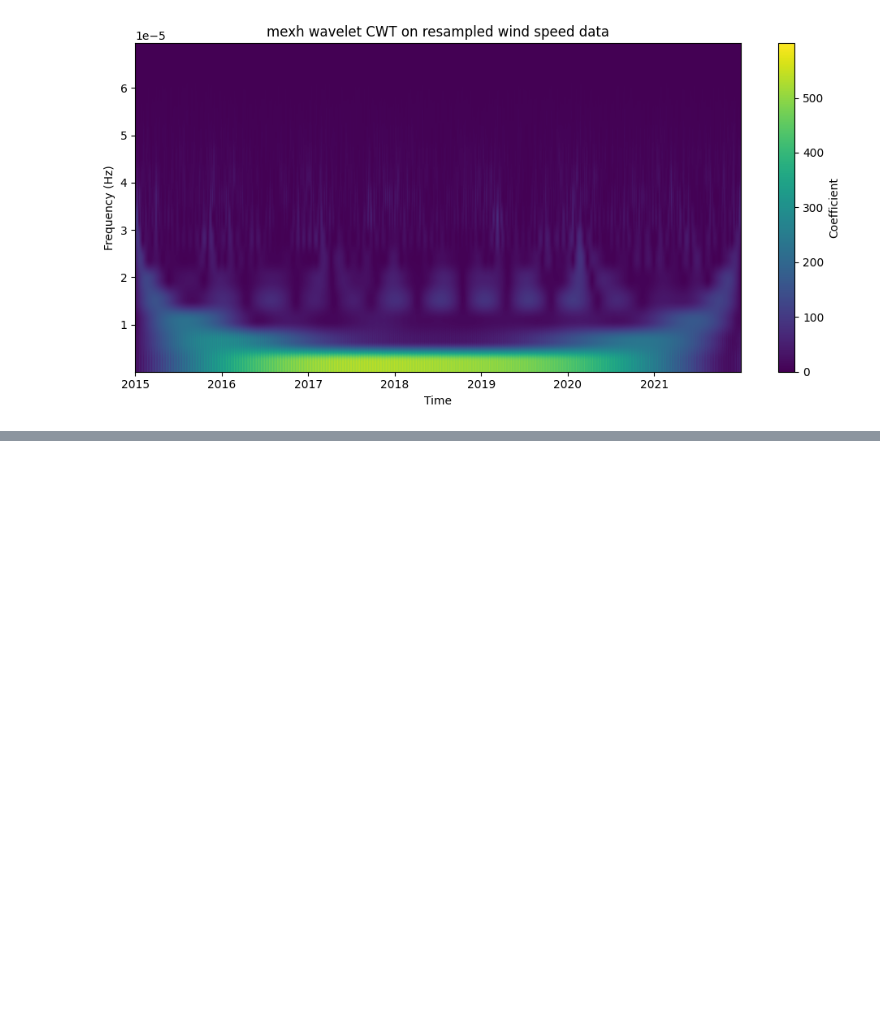
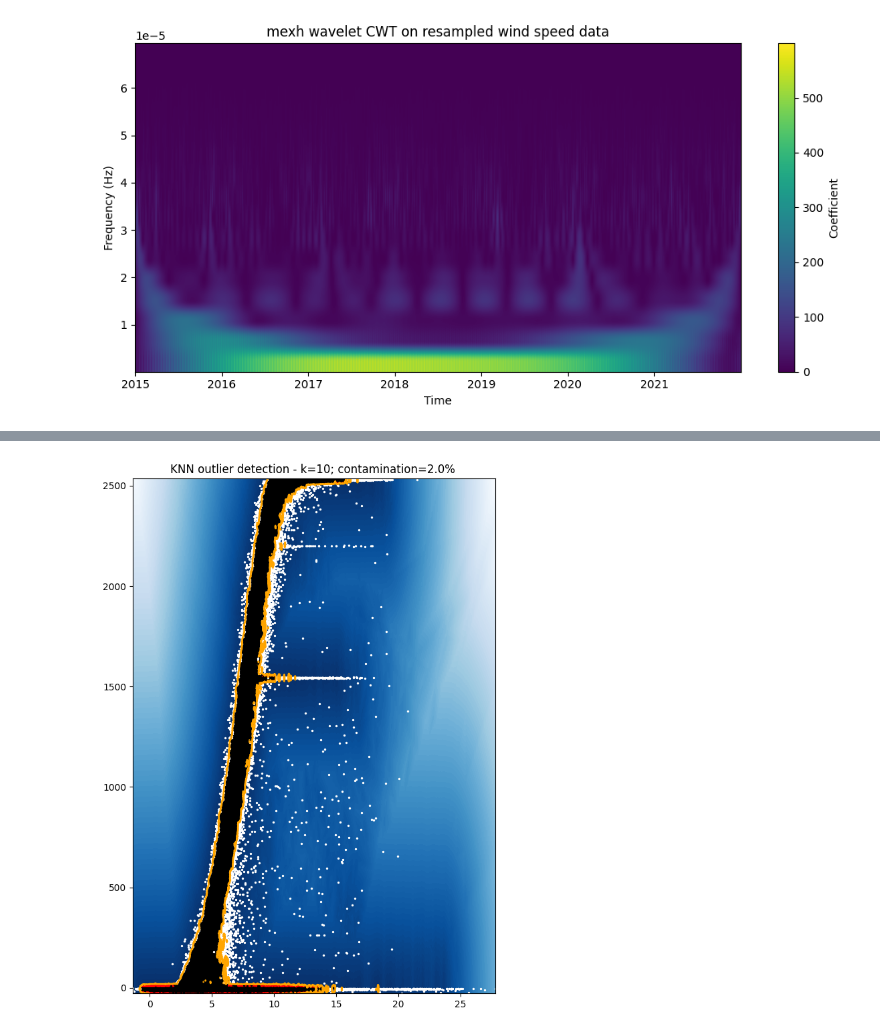
Before and after one commit to jfsantos-ds/predictive_maintenance, a Jupyter notebook: wind/2_annea_data_exploration.ipynb, the cells around one changed output, grey strips where cells are left out. Saved outputs shown, nothing was run; the diff lists cells and outputs as text; code cells hidden in the pictures; blank space fills up the shorter version.

```diff
--- a/wind/2_annea_data_exploration.ipynb
+++ b/wind/2_annea_data_exploration.ipynb
@@ -465,0 +601,83 @@ Test data reconstruction RMSE: 0.83
+# %%
+# Outlier detection
+import numpy as np
+from pyod.models.knn import KNN
+from sklearn.model_selection import train_test_split
+from sklearn.decomposition import PCA
+from sklearn.pipeline import Pipeline
+from sklearn.preprocessing import StandardScaler
+
+def get_pipe_components(use_scaler:bool=True, use_pca:bool=True):
+    pipe = []
+
+    identity = ("passthrough", lambda x: x)  # Make the pipeline logic reusable even if no scale or pca is used
+    scaler = ("scaler", StandardScaler())
+    pca = ("pca", PCA(n_components=2))
+
+    if use_scaler:
+        pipe.append(scaler)
+    if use_pca:
+        pipe.append(pca)
+    if not pipe:
+        pipe.append(identity)
+    return pipe
+
+# Configure the pipeline
+use_scaler = True
+use_pca = False
+
+pipeline = Pipeline(get_pipe_components(use_scaler, use_pca))
+
+od_df = wind_df.loc[:, ['Wind Speed (avg)', 'Active Power (avg)']].copy(deep=True)
+od_df[od_df.columns] = pipeline.fit_transform(od_df)
+
+mesh_points = 2000
+mesh_x , mesh_y = np.meshgrid(
+    np.linspace(wind_df['Wind Speed (avg)'].min(), wind_df['Wind Speed (avg)'].max(), mesh_points),
+    np.linspace(wind_df['Active Power (avg)'].min(), wind_df['Active Power (avg)'].max(), mesh_points)
+    )
+scaled_mesh = pipeline.transform(np.c_[mesh_x.ravel(), mesh_y.ravel()])
+
+x_train, x_test = train_test_split(od_df, test_size=2/3, random_state=random_state)
+_x_test = pd.DataFrame.copy(x_test, deep=True)
+_x_test[_x_test.columns] = pipeline.inverse_transform(x_test)
+
+contamination = .02
+
+fig, ax = plt.subplots(nrows=1,figsize=(7,10))
+
+model_name = 'KNN'
+N=10
+model = KNN(n_neighbors=N, contamination=contamination, n_jobs=-1)
+model.fit(x_train)
+
+prediction = model.predict(x_test.values)
+scores = model.decision_function(x_test.values)
+
+mesh_scores = model.decision_function(scaled_mesh)
+mesh_scores = mesh_scores.reshape(mesh_x.shape)
+
+# Plot the results
+ax.contourf(mesh_x, mesh_y, mesh_scores, levels=[mesh_scores.min(), model.threshold_], colors='red')
+ax.contourf(mesh_x, mesh_y, mesh_scores, levels=np.linspace(model.threshold_, mesh_scores.max(), 100), cmap=plt.cm.Blues_r)
+dec_function = ax.contour(mesh_x, mesh_y, mesh_scores, levels=[model.threshold_], linewidths=2, colors='orange')
+
+ax.scatter(
+    _x_test.loc[prediction==0, 'Wind Speed (avg)'],
+    _x_test.loc[prediction==0, 'Active Power (avg)'],
+    c="black",
+    label='Inliers',
+    s=2
+    )
+ax.scatter(
+    _x_test.loc[prediction==1, 'Wind Speed (avg)'],
+    _x_test.loc[prediction==1, 'Active Power (avg)'],
+    c="white",
+    label='Outliers',
+    s=2
+    )
+
+ax.set_title('KNN outlier detection - k={}; contamination={:.1%} '.format(N, contamination))
+plt.show()
+# %% [output]
+[figure, added]
```
Also changed, not shown: parts of 17 cells of this notebook.
